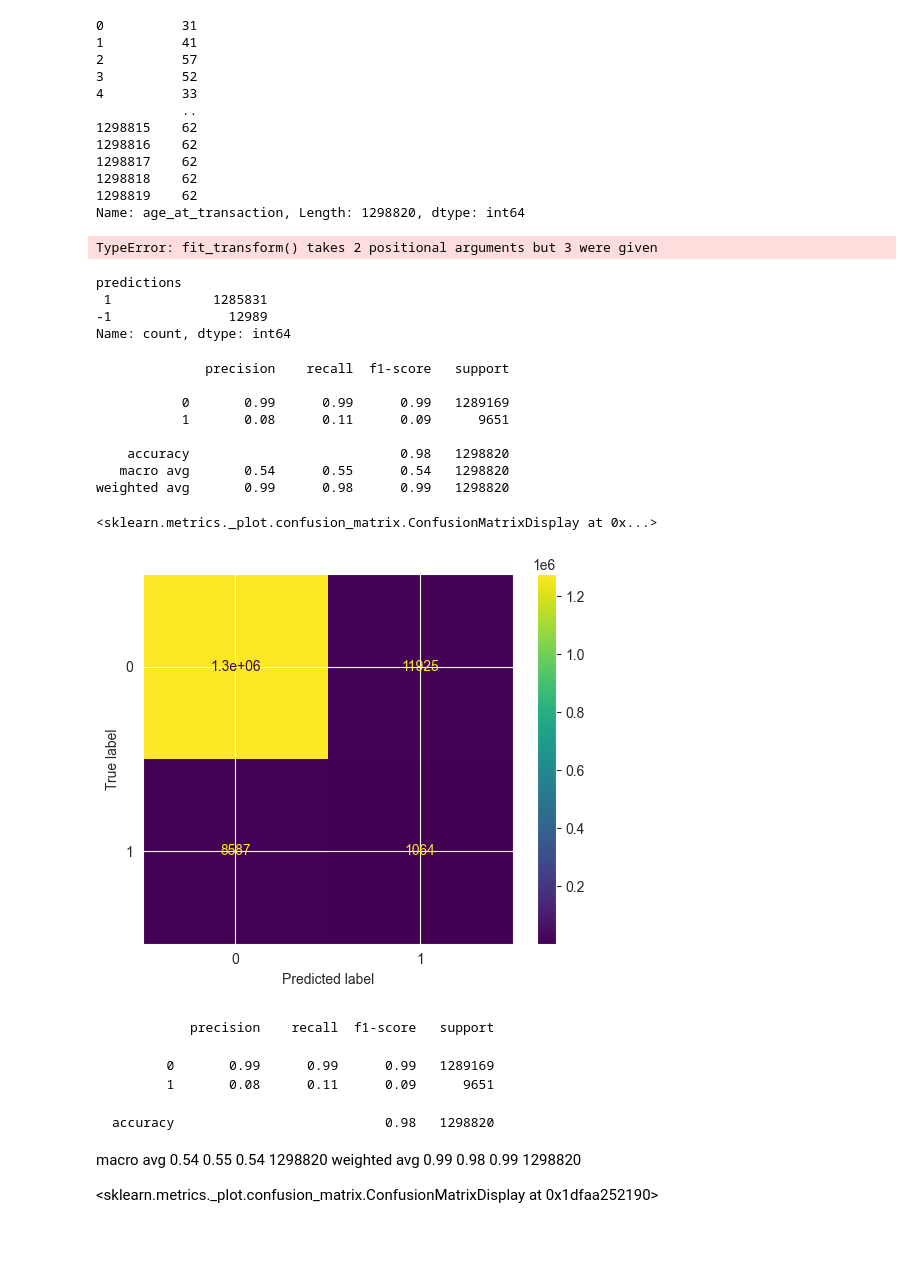
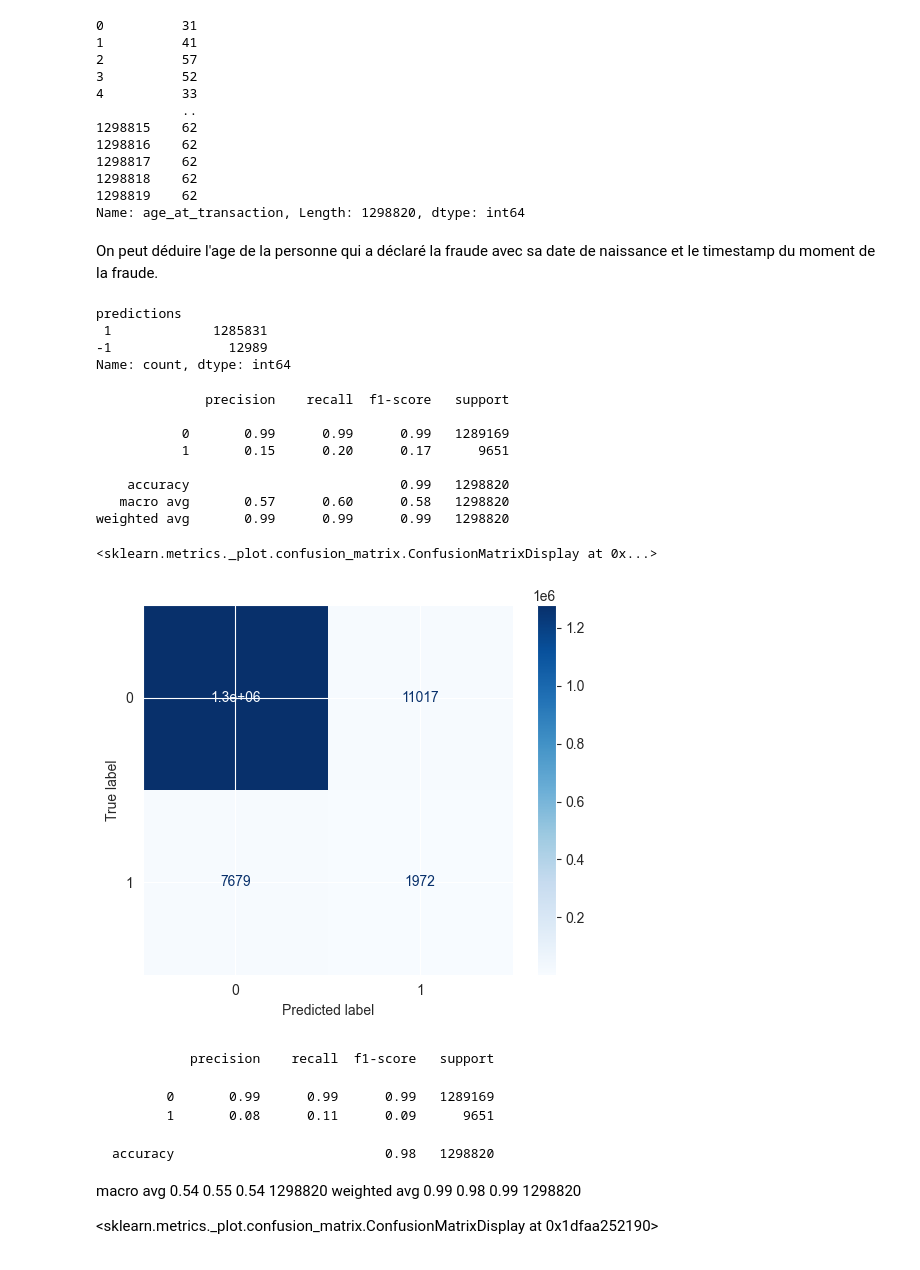
Before and after one commit to S13v3n-2/projet-detection-fraude, a Jupyter notebook: Model_non_superviser.ipynb, the cells around one changed output. Drawn from its saved outputs; the diff is of its cells as text; code cells hidden in the pictures.

```diff
--- a/Model_non_superviser.ipynb
+++ b/Model_non_superviser.ipynb
@@ -22,3 +35,3 @@ df.sample(5)
 5 rows × 23 columns
 # %%
-df.drop(["unix_time","merch_lat","merch_long","lat","long",'Unnamed: 0','trans_num','cc_num','last','first','street'], axis=1, inplace=True)
+df.drop(["merch_lat","merch_long","lat","long",'Unnamed: 0','trans_num','cc_num','last','first','street'], axis=1, inplace=True)
@@ -49,8 +105,10 @@ df['age_at_transaction']
 1298818    62
 1298819    62
 Name: age_at_transaction, Length: 1298820, dtype: int64
+# %% [markdown]
+On peut déduire l'age de la personne qui a déclaré la fraude avec sa date de naissance et le timestamp du moment de la fraude.
 # %%
-# S'assurer que la colonne est bien au format datetime
+"""# S'assurer que la colonne est bien au format datetime
 df['trans_date_trans_time'] = pd.to_datetime(df['trans_date_trans_time'])
 
 # Extraire les composants standards
@@ -68,11 +126,13 @@ df['day_sin'] = np.sin(2 * np.pi * df['day_of_week'] / 7)
 df['day_cos'] = np.cos(2 * np.pi * df['day_of_week'] / 7)
 
 # Supprimer la colonne originale qui pose problème
-df = df.drop(columns=['trans_date_trans_time','hour', 'day_of_week','dob'])
+df = df.drop(columns=['trans_date_trans_time','hour', 'day_of_week','dob'])"""
+df = df.drop(columns=['trans_date_trans_time','dob'])
 # %%
 df_sav = df.copy()
 # %%
-numeric_features = ["amt", "zip", "city_pop", "age_at_transaction","hour_sin", "hour_cos", "day_sin", "day_cos"]
+ #"hour_sin", "hour_cos", "day_sin", "day_cos"
+numeric_features = ["amt", "zip", "city_pop", "age_at_transaction",'unix_time']
 categorical_features_non_ord = ["state", "city","gender","category","merchant","job"]
 # %%
 numeric_transformer = Pipeline(steps=[
@@ -121,8 +181,6 @@ preprocessor_pipe = Pipeline([
 
 # 2. On transforme les données
 X_transformed = preprocessor_pipe.fit_transform(df)
-# %% [output]
-TypeError: fit_transform() takes 2 positional arguments but 3 were given
 # %%
 model_IsoForest.fit(X_transformed)
 y_pred = model_IsoForest.predict(X_transformed)
@@ -140,22 +198,22 @@ df_final['predictions'] = df_final['predictions'].map({-1:1,1:0})
 # %%
 from sklearn.metrics import classification_report, confusion_matrix, ConfusionMatrixDisplay
 
 # Afficher les métriques clés (Précision, Rappel, F1-Score)
 print(classification_report(df_sav['is_fraud'], df_final['predictions']))
 
 # Visualiser la matrice de confusion de manière pro
-ConfusionMatrixDisplay.from_predictions(df_sav['is_fraud'], df_final['predictions'])
+ConfusionMatrixDisplay.from_predictions(df_sav['is_fraud'], df_final['predictions'],cmap='Blues')
 # %% [output]
               precision    recall  f1-score   support
 
            0       0.99      0.99      0.99   1289169
-           1       0.08      0.11      0.09      9651
+           1       0.15      0.20      0.17      9651
 
-    accuracy                           0.98   1298820
-   macro avg       0.54      0.55      0.54   1298820
-weighted avg       0.99      0.98      0.99   1298820
+    accuracy                           0.99   1298820
+   macro avg       0.57      0.60      0.58   1298820
+weighted avg       0.99      0.99      0.99   1298820
 <sklearn.metrics._plot.confusion_matrix.ConfusionMatrixDisplay at 0x...>
-[figure, old version]
+[figure, new version]
 # %% [markdown]
               precision    recall  f1-score   support
 
```
Also changed, not shown: parts of 14 cells of this notebook, 4 other files.
